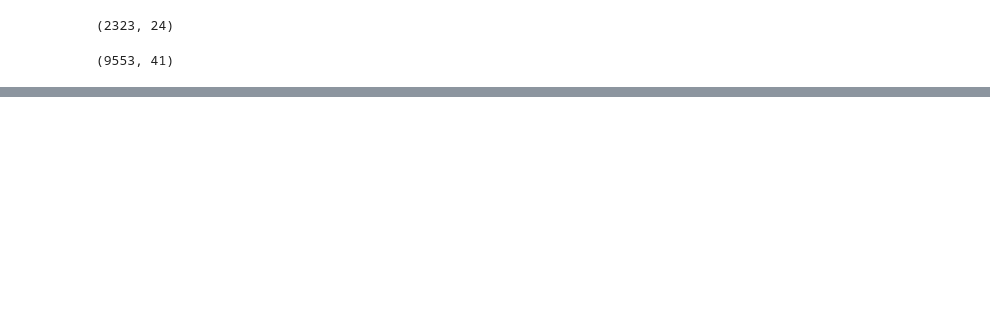
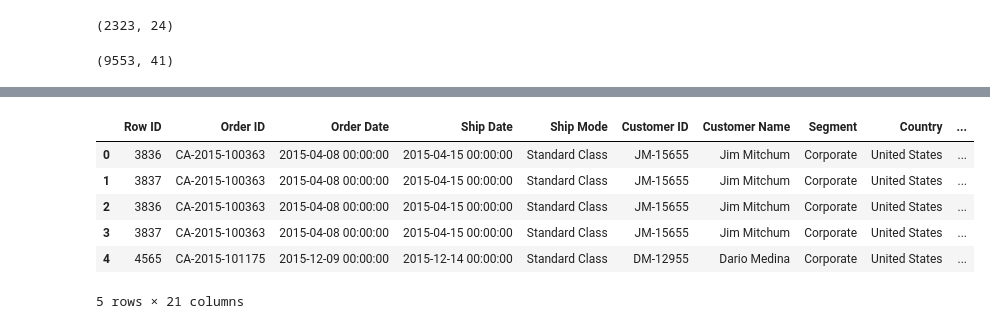
Before and after one commit to DUanalytics/pyJupyter, a Jupyter notebook: 21-TBprep/TBprep1.ipynb, the cells around one changed output, grey strips where cells are left out. Cells and saved outputs as stored; diff of their text form; code cells hidden in the pictures; blank space fills up the shorter version.

```diff
--- a/21-TBprep/TBprep1.ipynb
+++ b/21-TBprep/TBprep1.ipynb
@@ -92,0 +122,12 @@ AttributeError: 'str' object has no attribute 'shape'
+# %%
+ordersWestDF1 = ordersWestDF[ordersWestDF.columns.drop(list(ordersWestDF.filter(regex='Right')))]
+# %%
+ordersWestDF1.head()
+# %% [output]
+|  | Row ID | Order ID | Order Date | Ship Date | Ship Mode | Customer ID | Customer Name | Segment | Country | ... |
+| 0 | 3836 | CA-2015-100363 | 2015-04-08 00:00:00 | 2015-04-15 00:00:00 | Standard Class | JM-15655 | Jim Mitchum | Corporate | United States | ... |
+| 1 | 3837 | CA-2015-100363 | 2015-04-08 00:00:00 | 2015-04-15 00:00:00 | Standard Class | JM-15655 | Jim Mitchum | Corporate | United States | ... |
+| 2 | 3836 | CA-2015-100363 | 2015-04-08 00:00:00 | 2015-04-15 00:00:00 | Standard Class | JM-15655 | Jim Mitchum | Corporate | United States | ... |
+| 3 | 3837 | CA-2015-100363 | 2015-04-08 00:00:00 | 2015-04-15 00:00:00 | Standard Class | JM-15655 | Jim Mitchum | Corporate | United States | ... |
+| 4 | 4565 | CA-2015-101175 | 2015-12-09 00:00:00 | 2015-12-14 00:00:00 | Standard Class | DM-12955 | Dario Medina | Corporate | United States | ... |
+5 rows × 21 columns
```
Also changed, not shown: parts of 74 cells of this notebook.
